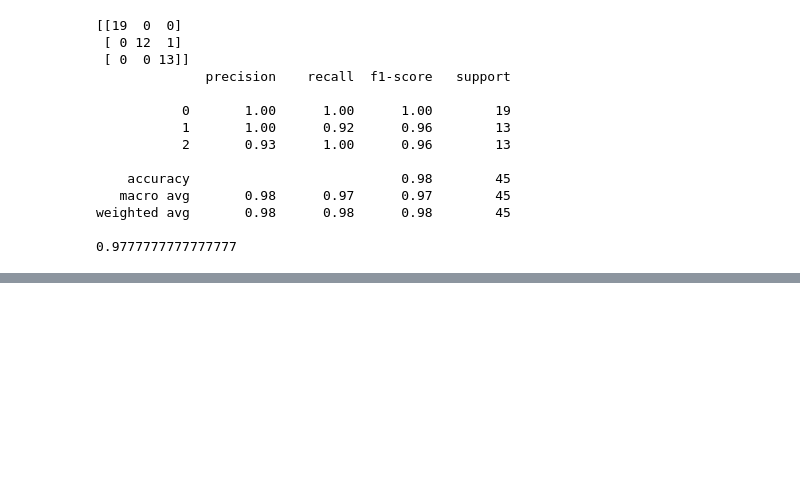
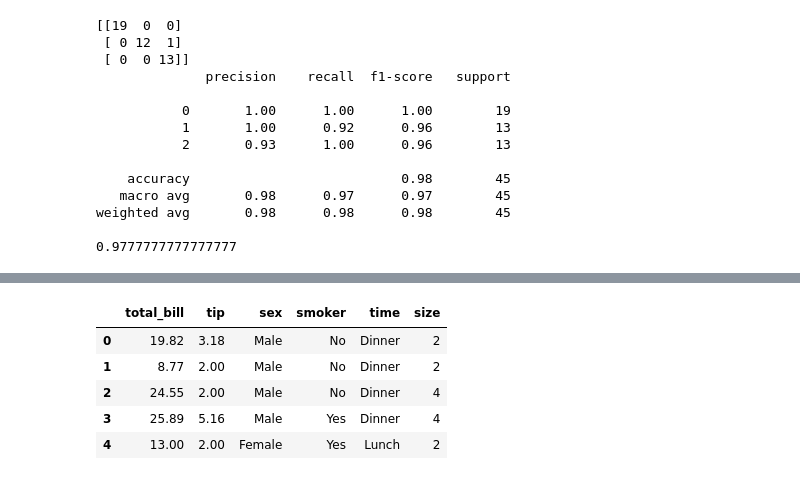
Before and after one commit to AyanSrivastava11/projects, a Jupyter notebook: 4 - naive bayes/nb.ipynb, the cells around one changed output, grey strips where cells are left out. Drawn from its saved outputs; the diff is of its cells as text; code cells hidden in the pictures; blank space fills up the shorter version.

```diff
--- a/4 - naive bayes/nb.ipynb
+++ b/4 - naive bayes/nb.ipynb
@@ -74,0 +146,9 @@ weighted avg       0.98      0.98      0.98        45
+# %%
+X_test.head()
+# %% [output]
+|  | total_bill | tip | sex | smoker | time | size |
+| 0 | 19.82 | 3.18 | Male | No | Dinner | 2 |
+| 1 | 8.77 | 2.00 | Male | No | Dinner | 2 |
+| 2 | 24.55 | 2.00 | Male | No | Dinner | 4 |
+| 3 | 25.89 | 5.16 | Male | Yes | Dinner | 4 |
+| 4 | 13.00 | 2.00 | Female | Yes | Lunch | 2 |
```
Also changed, not shown: parts of 22 cells of this notebook, 1 other file.
